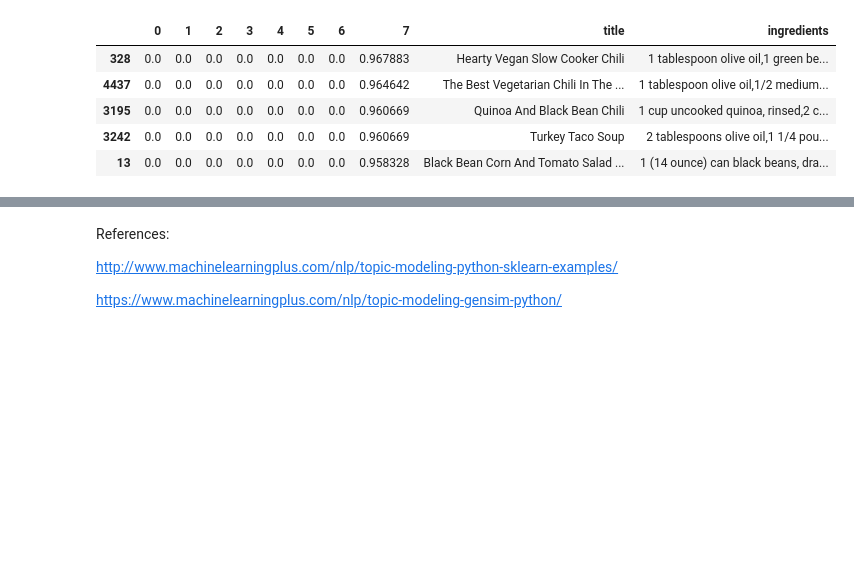
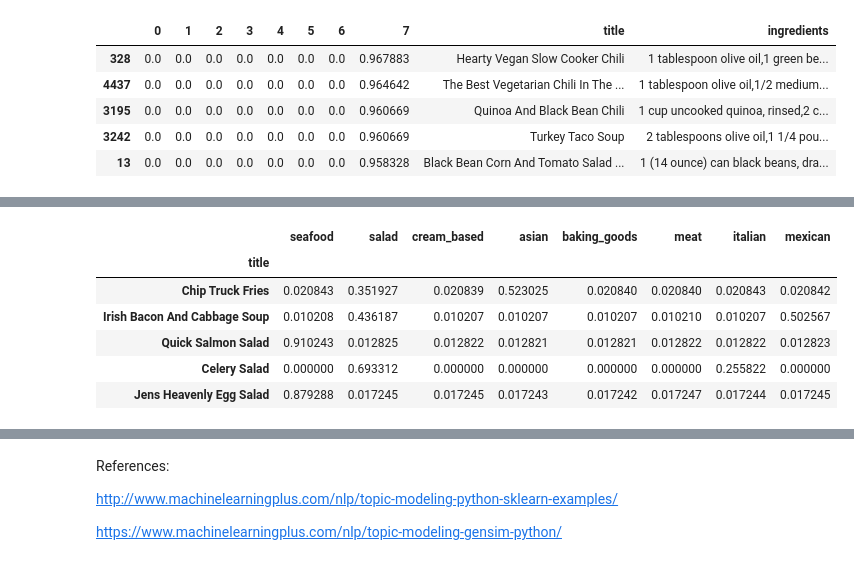
Before and after one commit to yangli53/happy_meals, a Jupyter notebook: LDA.ipynb, the cells around one changed output, grey strips where cells are left out. Drawn from its saved outputs; the diff is of its cells as text; code cells hidden in the pictures; blank space fills up the shorter version.

```diff
--- a/LDA.ipynb
+++ b/LDA.ipynb
@@ -666,3 +644,12 @@ lda_matrix.head()
 | 4 | 0.000000 | 0.693312 | 0.000000 | 0.000000 | 0.000000 | 0.000000 | 0.255822 | 0.000000 | Celery Salad |
 # %%
 lda_matrix.set_index('title', inplace=True)
+lda_matrix.head()
+# %% [output]
+|  | seafood | salad | cream_based | asian | baking_goods | meat | italian | mexican |
+| title |  |  |  |  |  |  |  |  |
+| Chip Truck Fries | 0.020843 | 0.351927 | 0.020839 | 0.523025 | 0.020840 | 0.020840 | 0.020843 | 0.020842 |
+| Irish Bacon And Cabbage Soup | 0.010208 | 0.436187 | 0.010207 | 0.010207 | 0.010207 | 0.010210 | 0.010207 | 0.502567 |
+| Quick Salmon Salad | 0.910243 | 0.012825 | 0.012822 | 0.012821 | 0.012821 | 0.012822 | 0.012822 | 0.012823 |
+| Celery Salad | 0.000000 | 0.693312 | 0.000000 | 0.000000 | 0.000000 | 0.000000 | 0.255822 | 0.000000 |
+| Jens Heavenly Egg Salad | 0.879288 | 0.017245 | 0.017245 | 0.017243 | 0.017242 | 0.017247 | 0.017244 | 0.017245 |
```
Also changed, not shown: parts of 10 cells of this notebook, 3 other files.
